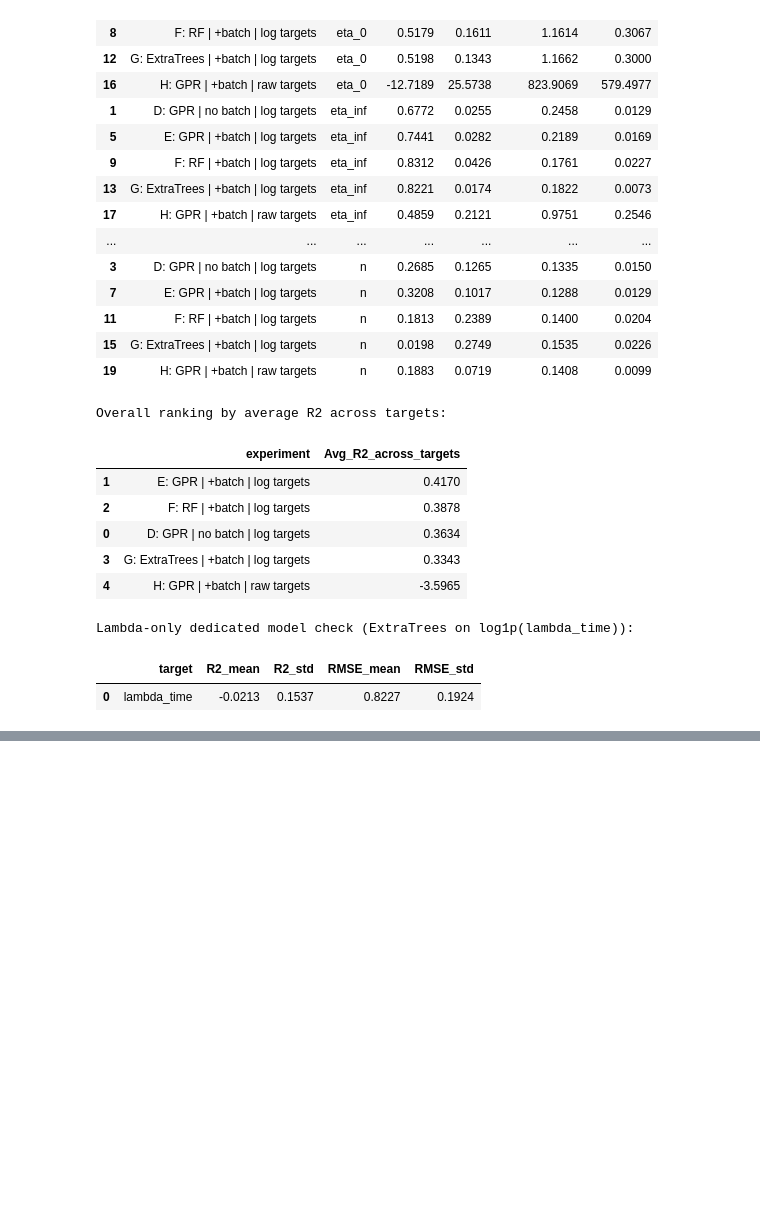
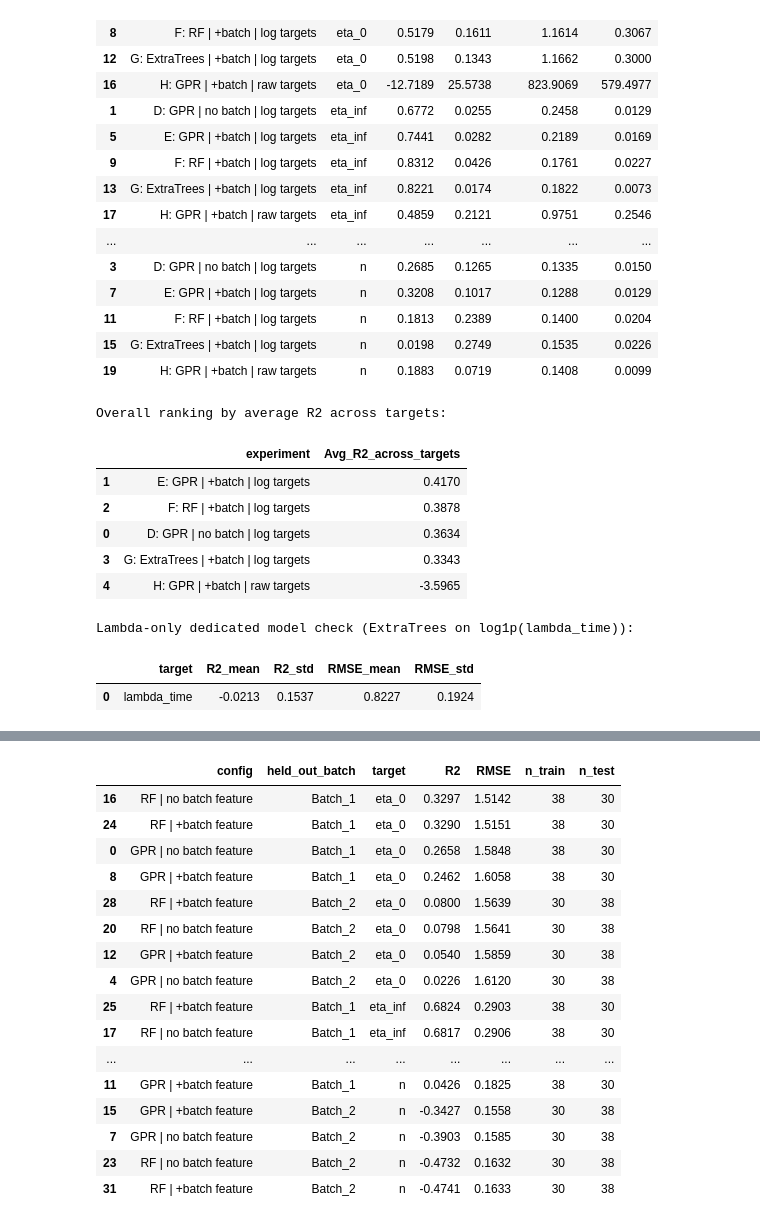
Before and after one commit to jaifm/msc-dissertation-project-MOTS1, a Jupyter notebook: notebooks/CY_modelling.ipynb, the cells around one changed output, grey strips where cells are left out. Saved outputs shown, nothing was run; the diff lists cells and outputs as text; code cells hidden in the pictures; blank space fills up the shorter version.

Commit message:
one final ablation study testing leave-one-batch-out. fails on batch 1 > batch 2 but survives batch 2 > batch 1, proving asymmetric covariate shift

```diff
--- a/notebooks/CY_modelling.ipynb
+++ b/notebooks/CY_modelling.ipynb
@@ -779,0 +900,72 @@ Lambda-only dedicated model check (ExtraTrees on log1p(lambda_time)):
+# %%
+# Base dataset from best CY extraction variant
+physics_generalisation = physics_B.copy()
+
+# Configurations to compare
+configs = [
+    {"name": "GPR | no batch feature", "model_type": "gpr", "include_batch": False},
+    {"name": "GPR | +batch feature", "model_type": "gpr", "include_batch": True},
+    {"name": "RF  | no batch feature", "model_type": "rf", "include_batch": False},
+    {"name": "RF  | +batch feature", "model_type": "rf", "include_batch": True},
+]
+
+# 1) Repeated CV
+rep_rows = []
+for cfg in configs:
+    rep_df = evaluate_repeated_cv(
+        physics_generalisation,
+        model_type=cfg["model_type"],
+        include_source_batch=cfg["include_batch"],
+        log_transform=True,
+        n_splits=5,
+        n_repeats=20,
+        random_state=42,
+    )
+    rep_df["config"] = cfg["name"]
+    rep_rows.append(rep_df)
+
+repeated_cv_results = pd.concat(rep_rows, ignore_index=True)
+repeated_cv_results = repeated_cv_results[
+    ["config", "target", "R2_mean", "R2_std", "RMSE_mean", "RMSE_std"]
+].sort_values(["target", "R2_mean"], ascending=[True, False])
+
+print("Repeated CV (5x20) complete.")
+display(repeated_cv_results.round(4))
+
+repeated_rank = (
+    repeated_cv_results.groupby("config", as_index=False)["R2_mean"].mean()
+    .rename(columns={"R2_mean": "Avg_R2_across_targets"})
+    .sort_values("Avg_R2_across_targets", ascending=False)
+)
+print("Repeated CV ranking (average R2 across targets):")
+display(repeated_rank.round(4))
+
+# 2) Leave-One-Batch-Out
+lobo_rows = []
+for cfg in configs:
+    lobo_df = evaluate_lobo(
+        physics_generalisation,
+        model_type=cfg["model_type"],
+        include_source_batch=cfg["include_batch"],
+        log_transform=True,
+        random_state=42,
+    )
+    lobo_df["config"] = cfg["name"]
+    lobo_rows.append(lobo_df)
+
+lobo_results = pd.concat(lobo_rows, ignore_index=True)
+lobo_results = lobo_results[
+    ["config", "held_out_batch", "target", "R2", "RMSE", "n_train", "n_test"]
+].sort_values(["target", "held_out_batch", "R2"], ascending=[True, True, False])
+
+print("LOBO complete.")
+display(lobo_results.round(4))
+
+lobo_rank = (
+    lobo_results.groupby("config", as_index=False)["R2"].mean()
+    .rename(columns={"R2": "Avg_LOBO_R2_across_targets_and_batches"})
+    .sort_values("Avg_LOBO_R2_across_targets_and_batches", ascending=False)
+)
+print("LOBO ranking (average R2 across targets and held-out batches):")
+display(lobo_rank.round(4))
+# %% [output]
@@ -779,0 +997,17 @@ Lambda-only dedicated model check (ExtraTrees on log1p(lambda_time)):
+|  | config | held_out_batch | target | R2 | RMSE | n_train | n_test |
+| 16 | RF | no batch feature | Batch_1 | eta_0 | 0.3297 | 1.5142 | 38 | 30 |
+| 24 | RF | +batch feature | Batch_1 | eta_0 | 0.3290 | 1.5151 | 38 | 30 |
+| 0 | GPR | no batch feature | Batch_1 | eta_0 | 0.2658 | 1.5848 | 38 | 30 |
+| 8 | GPR | +batch feature | Batch_1 | eta_0 | 0.2462 | 1.6058 | 38 | 30 |
+| 28 | RF | +batch feature | Batch_2 | eta_0 | 0.0800 | 1.5639 | 30 | 38 |
+| 20 | RF | no batch feature | Batch_2 | eta_0 | 0.0798 | 1.5641 | 30 | 38 |
+| 12 | GPR | +batch feature | Batch_2 | eta_0 | 0.0540 | 1.5859 | 30 | 38 |
+| 4 | GPR | no batch feature | Batch_2 | eta_0 | 0.0226 | 1.6120 | 30 | 38 |
+| 25 | RF | +batch feature | Batch_1 | eta_inf | 0.6824 | 0.2903 | 38 | 30 |
+| 17 | RF | no batch feature | Batch_1 | eta_inf | 0.6817 | 0.2906 | 38 | 30 |
+| ... | ... | ... | ... | ... | ... | ... | ... |
+| 11 | GPR | +batch feature | Batch_1 | n | 0.0426 | 0.1825 | 38 | 30 |
+| 15 | GPR | +batch feature | Batch_2 | n | -0.3427 | 0.1558 | 30 | 38 |
+| 7 | GPR | no batch feature | Batch_2 | n | -0.3903 | 0.1585 | 30 | 38 |
+| 23 | RF | no batch feature | Batch_2 | n | -0.4732 | 0.1632 | 30 | 38 |
+| 31 | RF | +batch feature | Batch_2 | n | -0.4741 | 0.1633 | 30 | 38 |
```
Also changed, not shown: parts of 4 cells of this notebook.
